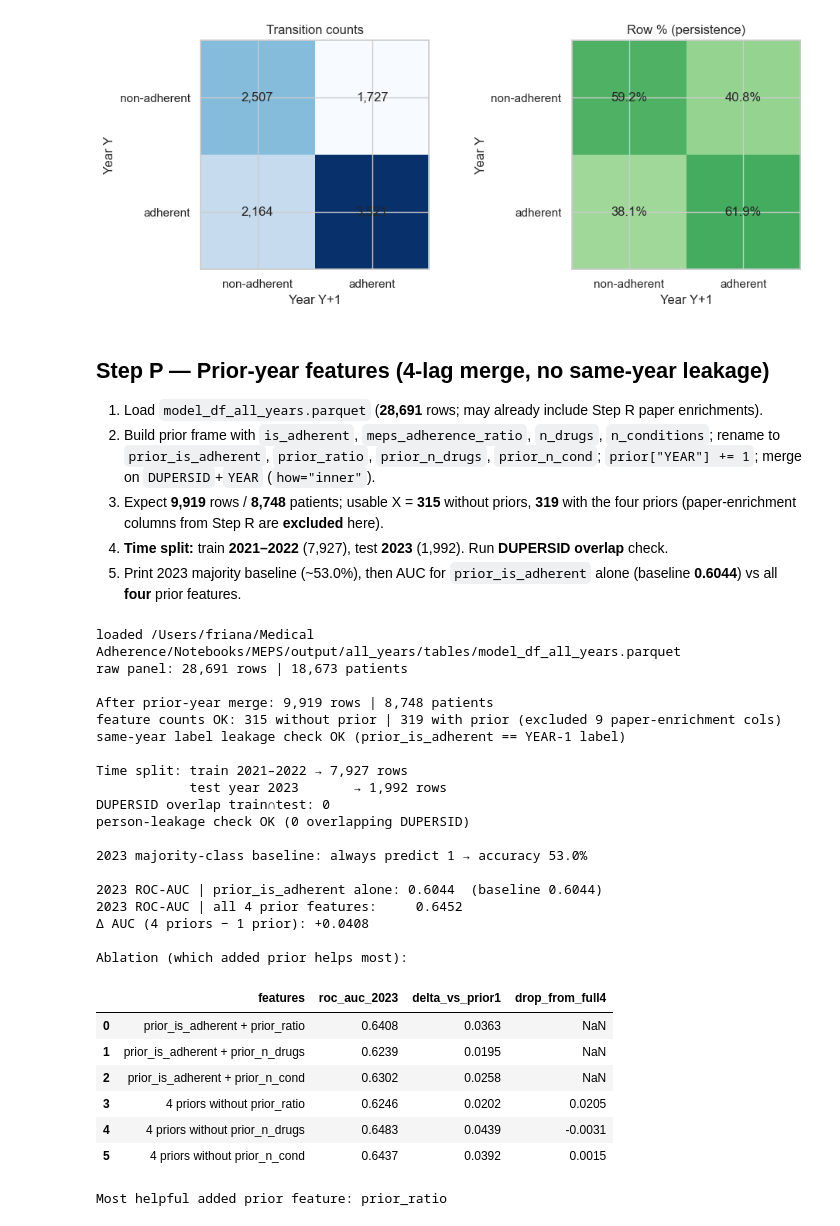
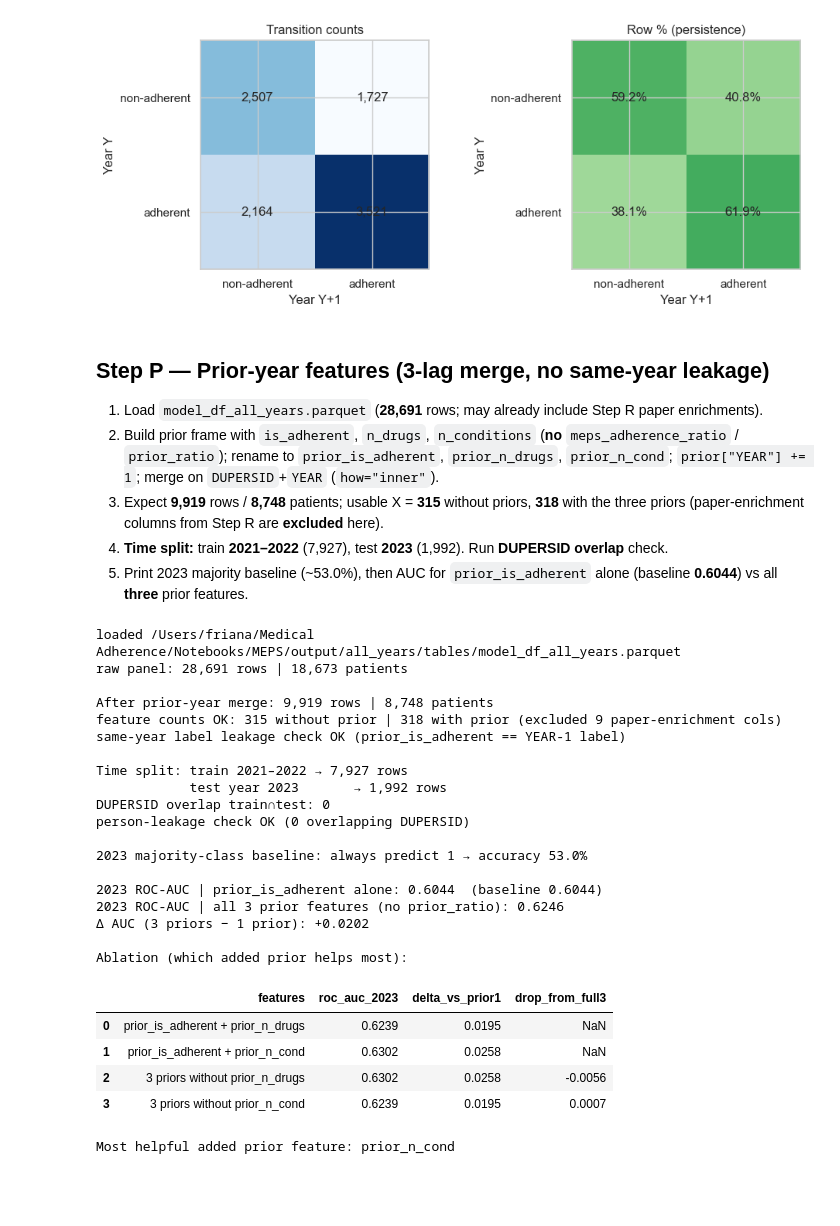
Before and after one commit to FrianaEngineer/Medical-Adherence, a Jupyter notebook: Notebooks/allYearMergeClean.ipynb, the cells around one changed output. Cells and saved outputs as stored; diff of their text form; code cells hidden in the pictures; blank space fills up the shorter version.

```diff
--- a/Notebooks/allYearMergeClean.ipynb
+++ b/Notebooks/allYearMergeClean.ipynb
@@ -2277,15 +2277,15 @@ Continuous meps_adherence_ratio (Y vs Y+1), n=9,919
   Spearman rho: 0.2633  (p=5.38e-157)
 [figure]
 # %% [markdown]
-## Step P — Prior-year features (4-lag merge, no same-year leakage)
+## Step P — Prior-year features (3-lag merge, no same-year leakage)
 
 1. Load `model_df_all_years.parquet` (**28,691** rows; may already include Step R paper enrichments).
-2. Build prior frame with `is_adherent`, `meps_adherence_ratio`, `n_drugs`, `n_conditions`; rename to `prior_is_adherent`, `prior_ratio`, `prior_n_drugs`, `prior_n_cond`; `prior["YEAR"] += 1`; merge on `DUPERSID`+`YEAR` (`how="inner"`).
-3. Expect **9,919** rows / **8,748** patients; usable X = **315** without priors, **319** with the four priors (paper-enrichment columns from Step R are **excluded** here).
+2. Build prior frame with `is_adherent`, `n_drugs`, `n_conditions` (**no** `meps_adherence_ratio` / `prior_ratio`); rename to `prior_is_adherent`, `prior_n_drugs`, `prior_n_cond`; `prior["YEAR"] += 1`; merge on `DUPERSID`+`YEAR` (`how="inner"`).
+3. Expect **9,919** rows / **8,748** patients; usable X = **315** without priors, **318** with the three priors (paper-enrichment columns from Step R are **excluded** here).
 4. **Time split:** train **2021–2022** (7,927), test **2023** (1,992). Run **DUPERSID overlap** check.
-5. Print 2023 majority baseline (~53.0%), then AUC for `prior_is_adherent` alone (baseline **0.6044**) vs all **four** prior features.
+5. Print 2023 majority baseline (~53.0%), then AUC for `prior_is_adherent` alone (baseline **0.6044**) vs all **three** prior features.
 # %%
-# Prior-year lag: 4 features, time split, overlap check, AUC comparison
+# Prior-year lag: 3 features (no prior_ratio), time split, overlap check, AUC comparison
 
 from sklearn.linear_model import LogisticRegression
 from sklearn.metrics import roc_auc_score, classification_report
@@ -2302,7 +2302,6 @@ print(
 
 PRIOR_MAP = {
     "is_adherent": "prior_is_adherent",
-    "meps_adherence_ratio": "prior_ratio",
     "n_drugs": "prior_n_drugs",
     "n_conditions": "prior_n_cond",
 }
@@ -2344,7 +2343,9 @@ usable_no_prior = [
 ]
 usable_with_prior = [c for c in lagged.columns if c not in DROP_FROM_X]
 assert len(usable_no_prior) == 315, len(usable_no_prior)
-assert len(usable_with_prior) == 319, len(usable_with_prior)
+assert len(usable_with_prior) == 318, len(usable_with_prior)
+assert "prior_ratio" not in lagged.columns
+assert set(PRIOR_COLS) == {"prior_is_adherent", "prior_n_drugs", "prior_n_cond"}
 _n_enrich = sum(1 for c in PAPER_ENRICH_COLS if c in lagged.columns)
 print(
     f"feature counts OK: {len(usable_no_prior)} without prior | "
@@ -2407,28 +2408,28 @@ def _auc_xgb(cols):
 
 
 auc_prior1, _ = _auc_xgb(["prior_is_adherent"])
-auc_prior4, clf_prior4 = _auc_xgb(PRIOR_COLS)
+auc_prior3, clf_prior3 = _auc_xgb(PRIOR_COLS)
 print(f"\n2023 ROC-AUC | prior_is_adherent alone: {auc_prior1:.4f}  (baseline 0.6044)")
-print(f"2023 ROC-AUC | all 4 prior features:     {auc_prior4:.4f}")
-print(f"Δ AUC (4 priors − 1 prior): {auc_prior4 - auc_prior1:+.4f}")
+print(f"2023 ROC-AUC | all 3 prior features (no prior_ratio): {auc_prior3:.4f}")
+print(f"Δ AUC (3 priors − 1 prior): {auc_prior3 - auc_prior1:+.4f}")
 
-# Which of the three *added* priors helps most?
+# Which of the two *added* priors helps most?
 ablation_rows = []
-for extra in ["prior_ratio", "prior_n_drugs", "prior_n_cond"]:
+for extra in ["prior_n_drugs", "prior_n_cond"]:
     auc_e, _ = _auc_xgb(["prior_is_adherent", extra])
     ablation_rows.append({
         "features": f"prior_is_adherent + {extra}",
         "roc_auc_2023": auc_e,
         "delta_vs_prior1": auc_e - auc_prior1,
     })
-for drop in ["prior_ratio", "prior_n_drugs", "prior_n_cond"]:
+for drop in ["prior_n_drugs", "prior_n_cond"]:
     cols = [c for c in PRIOR_COLS if c != drop]
     auc_l, _ = _auc_xgb(cols)
     ablation_rows.append({
-        "features": f"4 priors without {drop}",
+        "features": f"3 priors without {drop}",
         "roc_auc_2023": auc_l,
         "delta_vs_prior1": auc_l - auc_prior1,
-        "drop_from_full4": auc_prior4 - auc_l,
+        "drop_from_full3": auc_prior3 - auc_l,
     })
 
 ablation_df = pd.DataFrame(ablation_rows)
@@ -2436,46 +2437,45 @@ print("\nAblation (which added prior helps most):")
 display(ablation_df.round(4))
 
 best_added = max(
-    ["prior_ratio", "prior_n_drugs", "prior_n_cond"],
+    ["prior_n_drugs", "prior_n_cond"],
     key=lambda c: next(
         r["delta_vs_prior1"] for r in ablation_rows
         if r["features"] == f"prior_is_adherent + {c}"
     ),
 )
 print(f"\nMost helpful added prior feature: {best_added}")
 
 lagged_df = lagged
 prior_auc_1 = auc_prior1
-prior_auc_4 = auc_prior4
+prior_auc_3 = auc_prior3
+prior_auc_4 = auc_prior3  # alias for any downstream that still expects prior_auc_4
 majority_baseline_2023 = maj_acc
 # %% [output]
 loaded /Users/friana/Medical Adherence/Notebooks/MEPS/output/all_years/tables/model_df_all_years.parquet
 raw panel: 28,691 rows | 18,673 patients
 
 After prior-year merge: 9,919 rows | 8,748 patients
-feature counts OK: 315 without prior | 319 with prior (excluded 9 paper-enrichment cols)
+feature counts OK: 315 without prior | 318 with prior (excluded 9 paper-enrichment cols)
 same-year label leakage check OK (prior_is_adherent == YEAR-1 label)
 
 Time split: train 2021–2022 → 7,927 rows
             test year 2023       → 1,992 rows
 DUPERSID overlap train∩test: 0
 person-leakage check OK (0 overlapping DUPERSID)
 
 2023 majority-class baseline: always predict 1 → accuracy 53.0%
 
 2023 ROC-AUC | prior_is_adherent alone: 0.6044  (baseline 0.6044)
-2023 ROC-AUC | all 4 prior features:     0.6452
-Δ AUC (4 priors − 1 prior): +0.0408
+2023 ROC-AUC | all 3 prior features (no prior_ratio): 0.6246
+Δ AUC (3 priors − 1 prior): +0.0202
 
 Ablation (which added prior helps most):
-|  | features | roc_auc_2023 | delta_vs_prior1 | drop_from_full4 |
-| 0 | prior_is_adherent + prior_ratio | 0.6408 | 0.0363 | NaN |
-| 1 | prior_is_adherent + prior_n_drugs | 0.6239 | 0.0195 | NaN |
-| 2 | prior_is_adherent + prior_n_cond | 0.6302 | 0.0258 | NaN |
-| 3 | 4 priors without prior_ratio | 0.6246 | 0.0202 | 0.0205 |
-| 4 | 4 priors without prior_n_drugs | 0.6483 | 0.0439 | -0.0031 |
-| 5 | 4 priors without prior_n_cond | 0.6437 | 0.0392 | 0.0015 |
+|  | features | roc_auc_2023 | delta_vs_prior1 | drop_from_full3 |
+| 0 | prior_is_adherent + prior_n_drugs | 0.6239 | 0.0195 | NaN |
+| 1 | prior_is_adherent + prior_n_cond | 0.6302 | 0.0258 | NaN |
+| 2 | 3 priors without prior_n_drugs | 0.6302 | 0.0258 | -0.0056 |
+| 3 | 3 priors without prior_n_cond | 0.6239 | 0.0195 | 0.0007 |
-Most helpful added prior feature: prior_ratio
+Most helpful added prior feature: prior_n_cond
 # %% [markdown]
 ## Step Q — Fixed XGBoost feature-group comparison (2023 holdout)
 
```
Also changed, not shown: parts of 6 cells of this notebook, 1 other file.
